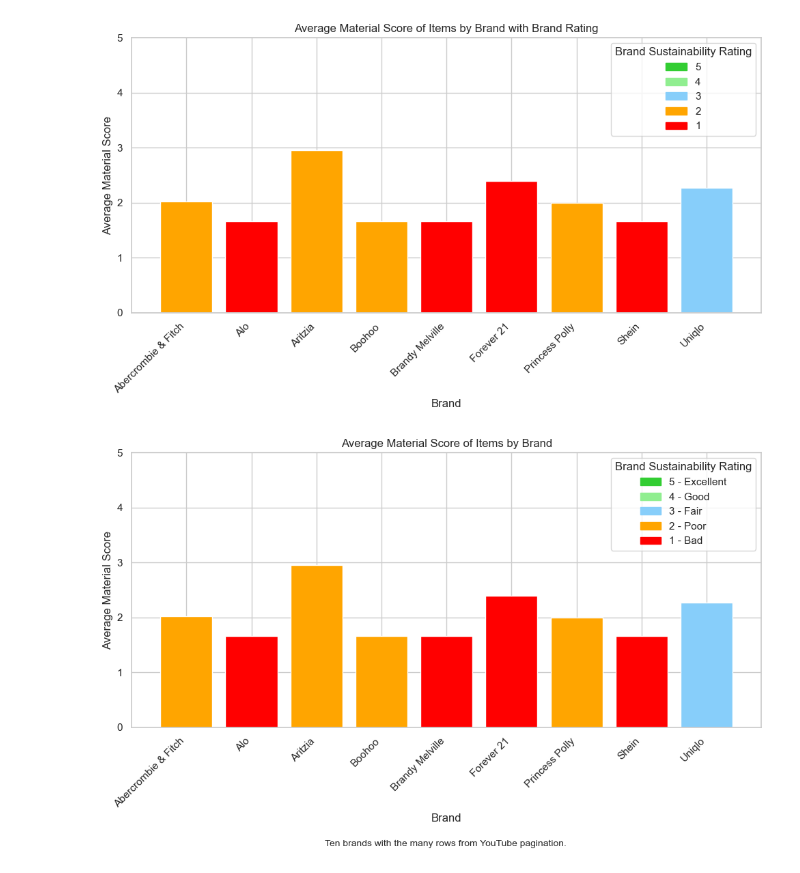
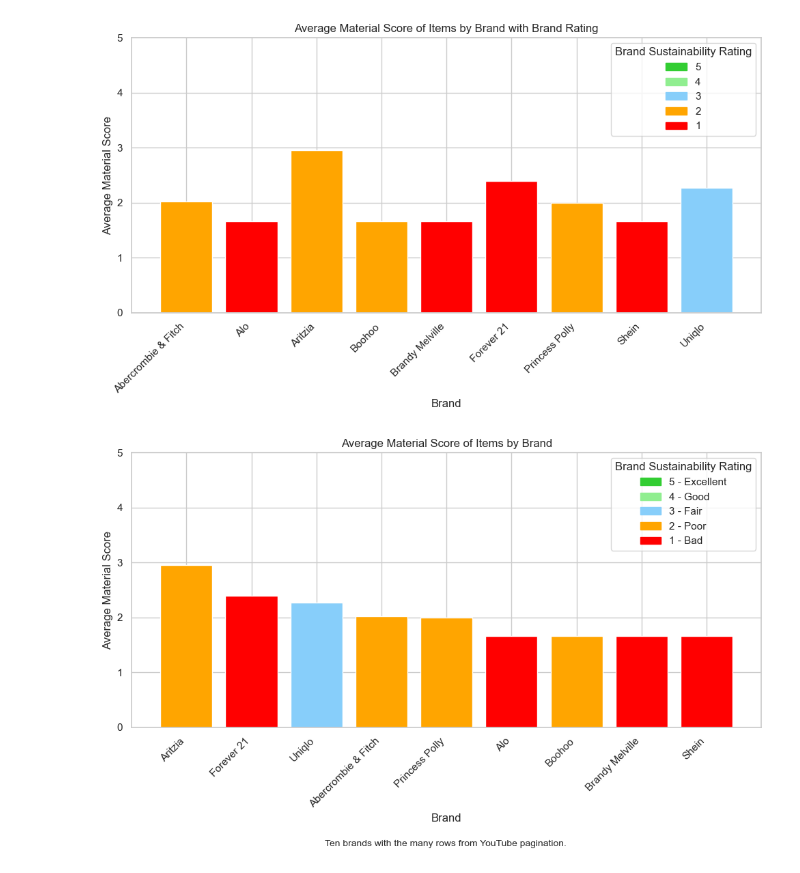
Before and after one commit to meganjchiang/fashionfootprint, a Jupyter notebook: code/jasmines-midterm-vis.ipynb, the cells around one changed output. Drawn from its saved outputs; the diff is of its cells as text; code cells hidden in the pictures.

Commit message:
fixing plot

```diff
--- a/code/jasmines-midterm-vis.ipynb
+++ b/code/jasmines-midterm-vis.ipynb
@@ -1005,6 +1005,8 @@ total_ratings_df = pd.DataFrame({
 avg_scores = df.groupby('brand')['score'].mean().reset_index()
 
 merged_df = pd.merge(avg_scores, total_ratings_df, on='brand', how='left')
+merged_df = merged_df.sort_values(by='score', ascending=False)
+
 
 color_mapping = {
     5: 'limegreen',    # Excellent
@@ -1018,31 +1020,31 @@ legend_color_mapping = {
     "5 - Excellent": 'limegreen',    # Excellent
     "4 - Good": 'lightgreen',   # Good
     "3 - Fair": 'lightskyblue', # Fair
     "2 - Poor": 'orange',   # Poor
     "1 - Bad": 'red',    # Bad
 }
 
 colors = [color_mapping[rating] for rating in merged_df['total_ratings']]
 
 plt.figure(figsize=(10, 6))
 bars = plt.bar(merged_df['brand'], merged_df['score'], color=colors)
 
 plt.xlabel('Brand')
 plt.ylabel('Average Material Score')
 plt.title('Average Material Score of Items by Brand')
 plt.ylim(0, 5)
 plt.xticks(rotation=45, ha='right')
 plt.tight_layout()
 
 legend_handles = [
     mpatches.Patch(color=legend_color_mapping[label], label=label) for label in legend_color_mapping.keys()
 ]
 legend = plt.legend(handles=legend_handles, title='Brand Sustainability Rating', loc='upper right')
 for text, color in legend_color_mapping.items():
     legend.get_texts()[list(legend_color_mapping.keys()).index(text)].set_ha('right')
 plt.figtext(0.52, -0.025, 'Ten brands with the many rows from YouTube pagination.', ha='center', fontsize=10, wrap=True)
 
 plt.savefig('brand_average_material_score.png', bbox_inches='tight')
 plt.show()
 # %% [output]
-[figure, old version]
+[figure, new version]
```
Also changed, not shown: 1 other file.
